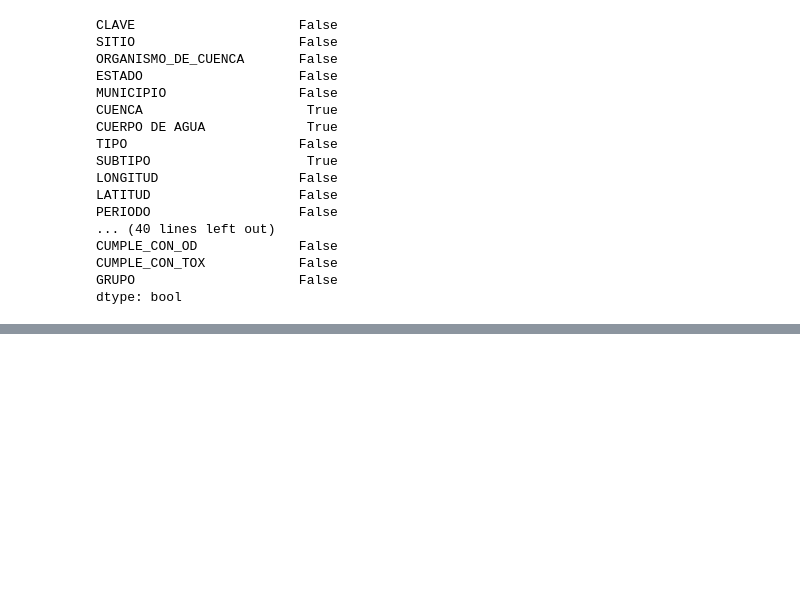
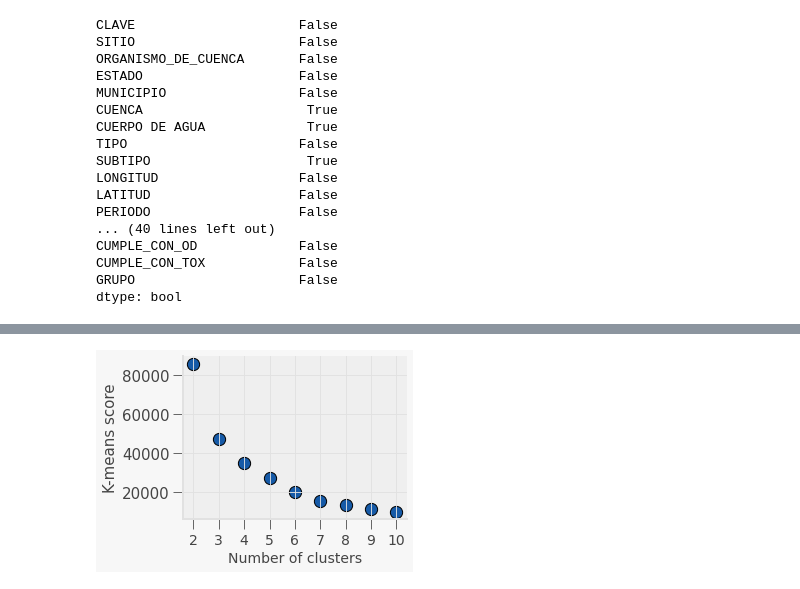
Before and after one commit to PosgradoMNA/actividades-del-projecto-equipo_104, a Jupyter notebook: Reto1.ipynb, the cells around one changed output, grey strips where cells are left out. Saved outputs shown, nothing was run; the diff lists cells and outputs as text; code cells hidden in the pictures; blank space fills up the shorter version.

```diff
--- a/Reto1.ipynb
+++ b/Reto1.ipynb
@@ -396,0 +335,24 @@ Amarillo_df_means
+# %%
+km_scores= []
+km_silhouette = []
+
+for i in range(2,11):
+    kmeans = KMeans(n_clusters=i)
+    kmeans.fit(df_superficiales[['LATITUD', 'LONGITUD']])
+    classification = kmeans.predict(df_superficiales[['LATITUD', 'LONGITUD']])
+
+    km_scores.append(-kmeans.score(df_superficiales[['LATITUD', 'LONGITUD']]))
+
+    silhouette = silhouette_score(df_superficiales[['LATITUD', 'LONGITUD']], classification)
+    km_silhouette.append(silhouette)
+# %%
+plt.figure(figsize=(4,3))
+plt.scatter(x=[i for i in range(2,11)],y=km_scores,s=150,edgecolor='k')
+plt.grid(True)
+plt.xlabel("Number of clusters",fontsize=14)
+plt.ylabel("K-means score",fontsize=15)
+plt.xticks([i for i in range(2,11)],fontsize=14)
+plt.yticks(fontsize=15)
+plt.show()
+# %% [output]
+[figure, added]
```
Also changed, not shown: parts of 45 cells of this notebook.
